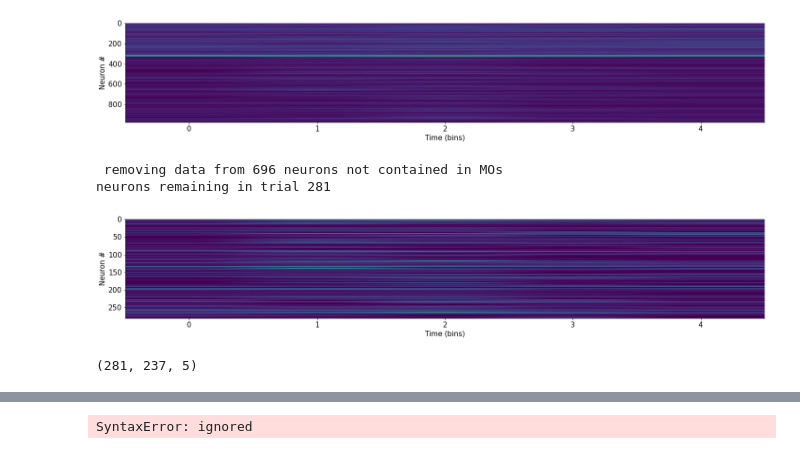
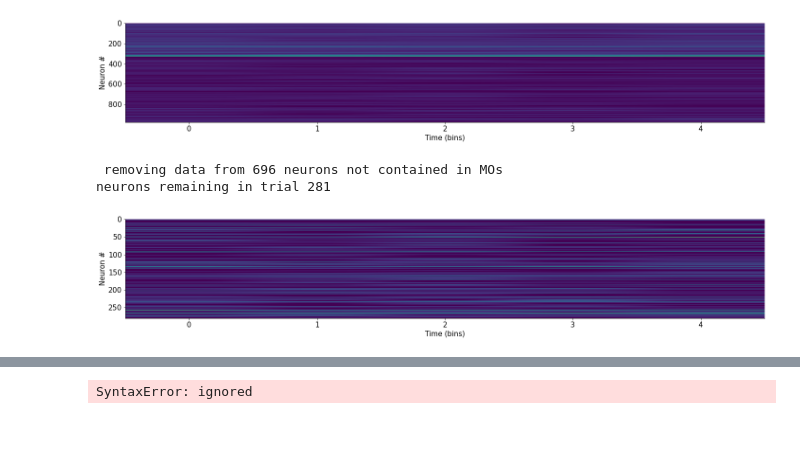
Before and after one commit to cindyhfls/NMA_DL_2021_project, a Jupyter notebook: project_group_OkapisJohnV2_1RAB.ipynb, the cells around one changed output, grey strips where cells are left out. Saved outputs shown, nothing was run; the diff lists cells and outputs as text; code cells hidden in the pictures.

```diff
--- a/project_group_OkapisJohnV2_1RAB.ipynb
+++ b/project_group_OkapisJohnV2_1RAB.ipynb
@@ -57,6 +69,7 @@ print(alldat[0].keys())
 # %% [output]
 dict_keys(['spks', 'wheel', 'pupil', 'response', 'response_time', 'bin_size', 'stim_onset', 'contrast_right', 'contrast_left', 'brain_area', 'feedback_time', 'feedback_type', 'gocue', 'mouse_name', 'd ...
 # %%
+#@title Define Steinmetz Class
 import copy
 class SteinmetzSession:
   data = []
@@ -134,6 +147,9 @@ class SteinmetzSession:
   def FlattenTs(self):
     self.data['spks']=np.hstack(self.data['spks'][:])
 
+  def trials_first(self):
+    return torch.permute(torch.tensor(self.data['spks']),(1,0,2))
+
   def trimData(self, trimStartIn, trimEndIn): # TODO: Implement trial trimming
     return 0
 
@@ -159,16 +176,14 @@ range(0, 251, 50)
 Binned spikes, turning a (977, 237, 250) matrix into a (977, 237, 5) matrix
 {'TH', 'SCm', 'SNr', 'POST', 'OLF', 'ORB', 'CA3', 'MOs'}
 [figure]
-# %%
-s31.extractROI('MOs')
-s31.plotTrial(23)
-# %% [output]
- removing data from 696 neurons not contained in MOs
-neurons remaining in trial 281
-[figure, removed]
+# %%
+###remove all neurons not in motor cortex
+s31.extractROI('MOs')
+### plot a trial from motor neuron
+s31.plotTrial(42)
+# %% [output]
+ removing data from 696 neurons not contained in MOs
+neurons remaining in trial 281
+[figure, added]
 # %%
 # s31.FlattenTs()
-# %%
-s31.data['spks'].shape
-# %% [output]
-(281, 237, 5)
```
Also changed, not shown: parts of 13 cells of this notebook.
